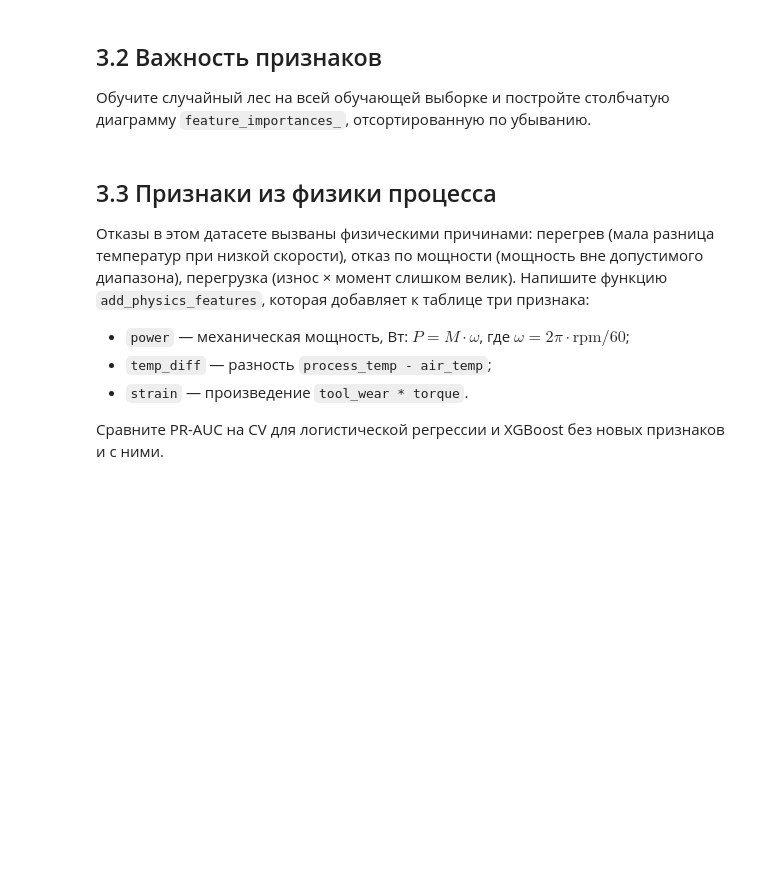
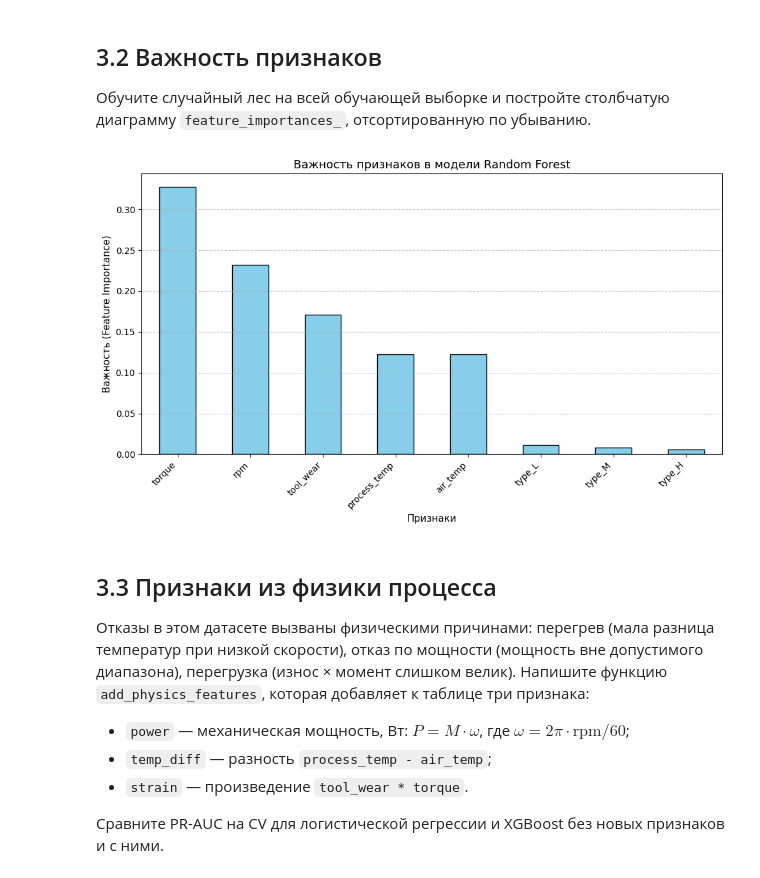
Before and after one commit to SashaVeremchuk/GP_ML_2026, a Jupyter notebook: Seminar_2_HW.ipynb, the cells around one changed output. Cells and saved outputs as stored; diff of their text form; code cells hidden in the pictures; blank space fills up the shorter version.

```diff
--- a/Seminar_2_HW.ipynb
+++ b/Seminar_2_HW.ipynb
@@ -259,9 +266,12 @@ df.head()
 # %%
 FAILURE_TYPES = ["TWF", "HDF", "PWF", "OSF", "RNF"]
 
-X = None  # <ВАШ КОД>
-y = None  # <ВАШ КОД>
+columns_to_drop = ["UDI", "Product ID", "failure"] + FAILURE_TYPES
+X = df.drop(columns=columns_to_drop)
 
-failure_rate = None  # <ВАШ КОД>
+X = pd.get_dummies(X, columns=["type"], dtype=float)  # <ВАШ КОД>
+y = df['failure']  # <ВАШ КОД>
+
+failure_rate = y.mean()  # <ВАШ КОД>
 print(f"Доля отказов: {failure_rate:.2%}")
 X.head()
@@ -313,0 +375,15 @@ print(f"ROC-AUC с типами отказов: {roc_auc_leak:.3f}")
+# %%
+columns_to_drop_leak = ["UDI", "Product ID", "failure"]
+X_leak = df.drop(columns=columns_to_drop_leak)
+X_leak = pd.get_dummies(X_leak, columns=["type"], dtype=float)
+
+X_train_leak = X_leak.loc[X_train.index]
+X_test_leak = X_leak.loc[X_test.index]
+
+# Обучение
+logreg_leak = make_pipeline(StandardScaler(), LogisticRegression(max_iter=1000))
+logreg_leak.fit(X_train_leak, y_train)
+
+y_proba_leak = logreg_leak.predict_proba(X_test_leak)[:, 1]
+roc_auc_leak = roc_auc_score(y_test, y_proba_leak)    # <ВАШ КОД>
+print(f"ROC-AUC с типами отказов: {roc_auc_leak:.3f}")
@@ -355,3 +455,25 @@ print("OK")
+# %%
+# <ВАШ КОД>
+forest = RandomForestClassifier(n_estimators=300, random_state=RANDOM_STATE, n_jobs=-1)
+forest.fit(X_train, y_train)
+
+importances = pd.Series(forest.feature_importances_, index=X_train.columns)
+importances_sorted = importances.sort_values(ascending=False)
+
+# Диаграмма
+plt.figure(figsize=(10, 6))
+importances_sorted.plot(kind='bar', color='skyblue', edgecolor='black')
+
+plt.xlabel('Признаки', fontsize=11)
+plt.ylabel('Важность (Feature Importance)', fontsize=11)
+plt.title('Важность признаков в модели Random Forest', fontsize=13)
+plt.xticks(rotation=45, ha='right')
+plt.grid(axis='y', linestyle='--', alpha=0.7)
+
+plt.tight_layout()
+plt.show()
+# %% [output]
+[figure, added]
 # %% [markdown]
 ## 3.3 Признаки из физики процесса
 
```
Also changed, not shown: parts of 31 cells of this notebook.
